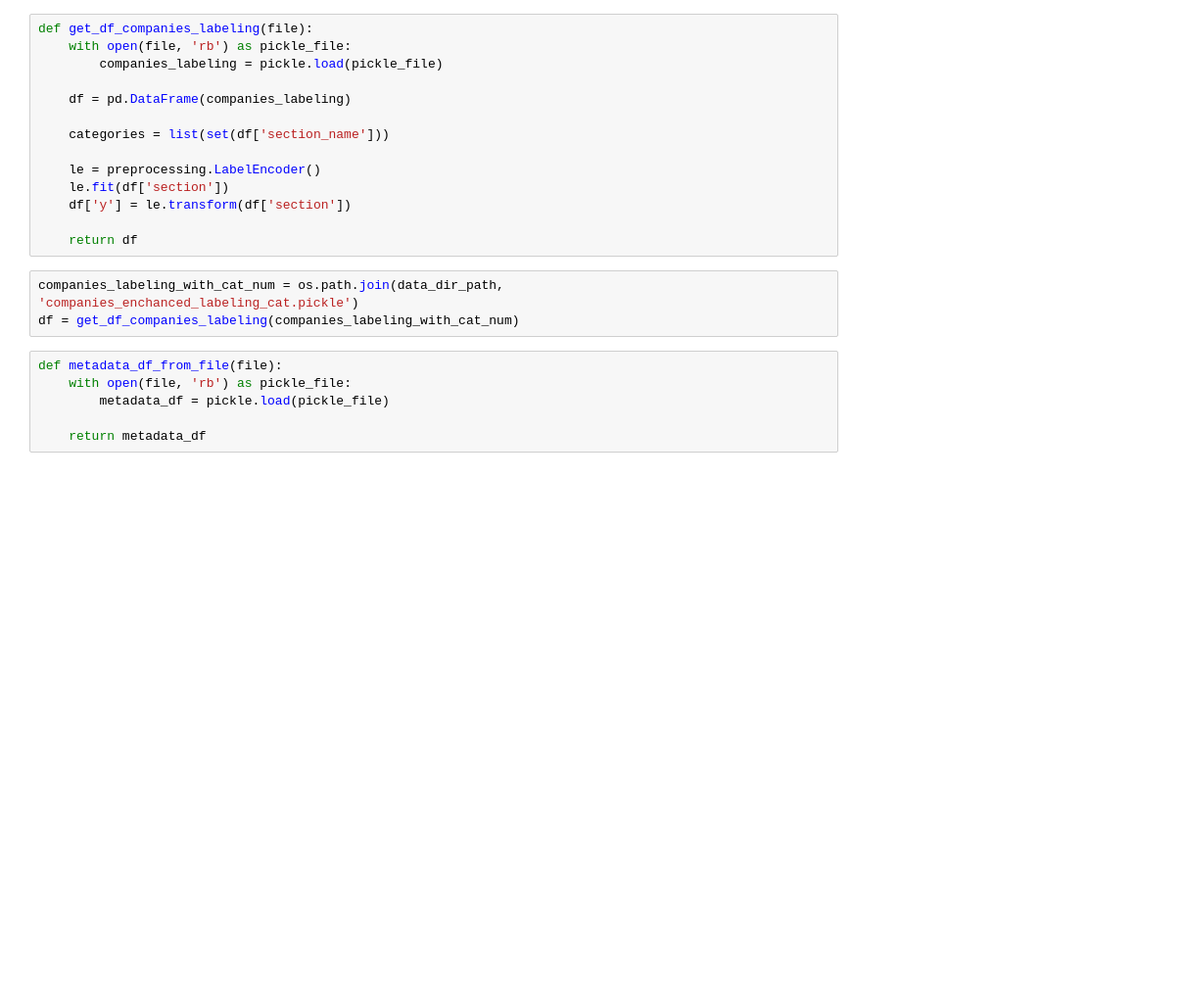
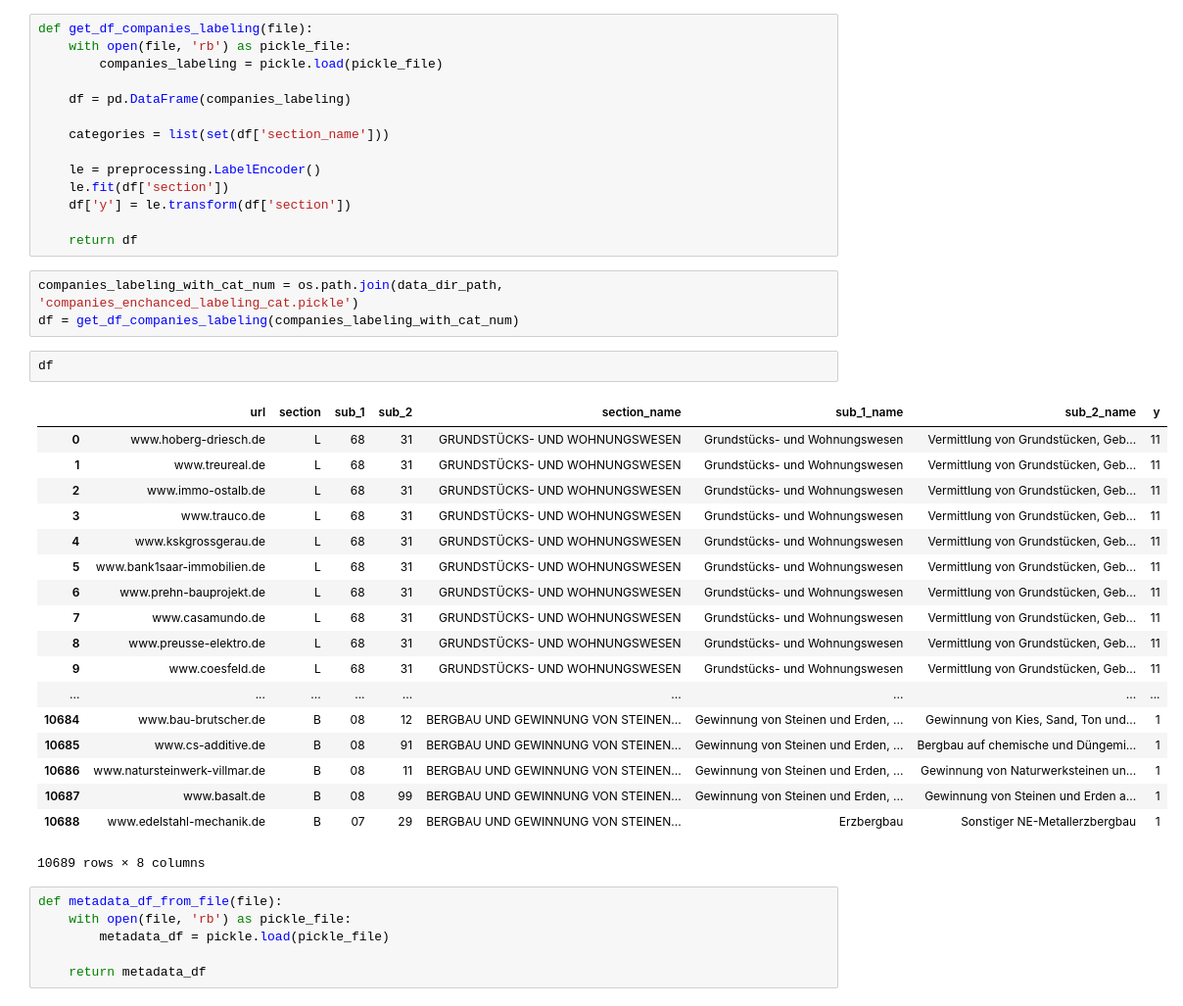
Before and after one commit to LeanderK/deeptech-ai, a Jupyter notebook: notebooks/02-Tornike-LSTM.ipynb, the cells around one changed output. Shown at 98% size. Drawn from its saved outputs; the diff is of its cells as text; blank space fills up the shorter version.

```diff
--- a/notebooks/02-Tornike-LSTM.ipynb
+++ b/notebooks/02-Tornike-LSTM.ipynb
@@ -37,6 +37,27 @@ def get_df_companies_labeling(file):
 # %%
 companies_labeling_with_cat_num = os.path.join(data_dir_path, 'companies_enchanced_labeling_cat.pickle')
 df = get_df_companies_labeling(companies_labeling_with_cat_num)
+# %%
+df
+# %% [output]
+|  | url | section | sub_1 | sub_2 | section_name | sub_1_name | sub_2_name | y |
+| 0 | www.hoberg-driesch.de | L | 68 | 31 | GRUNDSTÜCKS- UND WOHNUNGSWESEN | Grundstücks- und Wohnungswesen | Vermittlung von Grundstücken, Geb... | 11 |
+| 1 | www.treureal.de | L | 68 | 31 | GRUNDSTÜCKS- UND WOHNUNGSWESEN | Grundstücks- und Wohnungswesen | Vermittlung von Grundstücken, Geb... | 11 |
+| 2 | www.immo-ostalb.de | L | 68 | 31 | GRUNDSTÜCKS- UND WOHNUNGSWESEN | Grundstücks- und Wohnungswesen | Vermittlung von Grundstücken, Geb... | 11 |
+| 3 | www.trauco.de | L | 68 | 31 | GRUNDSTÜCKS- UND WOHNUNGSWESEN | Grundstücks- und Wohnungswesen | Vermittlung von Grundstücken, Geb... | 11 |
+| 4 | www.kskgrossgerau.de | L | 68 | 31 | GRUNDSTÜCKS- UND WOHNUNGSWESEN | Grundstücks- und Wohnungswesen | Vermittlung von Grundstücken, Geb... | 11 |
+| 5 | www.bank1saar-immobilien.de | L | 68 | 31 | GRUNDSTÜCKS- UND WOHNUNGSWESEN | Grundstücks- und Wohnungswesen | Vermittlung von Grundstücken, Geb... | 11 |
+| 6 | www.prehn-bauprojekt.de | L | 68 | 31 | GRUNDSTÜCKS- UND WOHNUNGSWESEN | Grundstücks- und Wohnungswesen | Vermittlung von Grundstücken, Geb... | 11 |
+| 7 | www.casamundo.de | L | 68 | 31 | GRUNDSTÜCKS- UND WOHNUNGSWESEN | Grundstücks- und Wohnungswesen | Vermittlung von Grundstücken, Geb... | 11 |
+| 8 | www.preusse-elektro.de | L | 68 | 31 | GRUNDSTÜCKS- UND WOHNUNGSWESEN | Grundstücks- und Wohnungswesen | Vermittlung von Grundstücken, Geb... | 11 |
+| 9 | www.coesfeld.de | L | 68 | 31 | GRUNDSTÜCKS- UND WOHNUNGSWESEN | Grundstücks- und Wohnungswesen | Vermittlung von Grundstücken, Geb... | 11 |
+| ... | ... | ... | ... | ... | ... | ... | ... | ... |
+| 10684 | www.bau-brutscher.de | B | 08 | 12 | BERGBAU UND GEWINNUNG VON STEINEN... | Gewinnung von Steinen und Erden, ... | Gewinnung von Kies, Sand, Ton und... | 1 |
+| 10685 | www.cs-additive.de | B | 08 | 91 | BERGBAU UND GEWINNUNG VON STEINEN... | Gewinnung von Steinen und Erden, ... | Bergbau auf chemische und Düngemi... | 1 |
+| 10686 | www.natursteinwerk-villmar.de | B | 08 | 11 | BERGBAU UND GEWINNUNG VON STEINEN... | Gewinnung von Steinen und Erden, ... | Gewinnung von Naturwerksteinen un... | 1 |
+| 10687 | www.basalt.de | B | 08 | 99 | BERGBAU UND GEWINNUNG VON STEINEN... | Gewinnung von Steinen und Erden, ... | Gewinnung von Steinen und Erden a... | 1 |
+| 10688 | www.edelstahl-mechanik.de | B | 07 | 29 | BERGBAU UND GEWINNUNG VON STEINEN... | Erzbergbau | Sonstiger NE-Metallerzbergbau | 1 |
+10689 rows × 8 columns
 # %%
 def metadata_df_from_file(file):
     with open(file, 'rb') as pickle_file:
```
Also changed, not shown: parts of 15 cells of this notebook.
